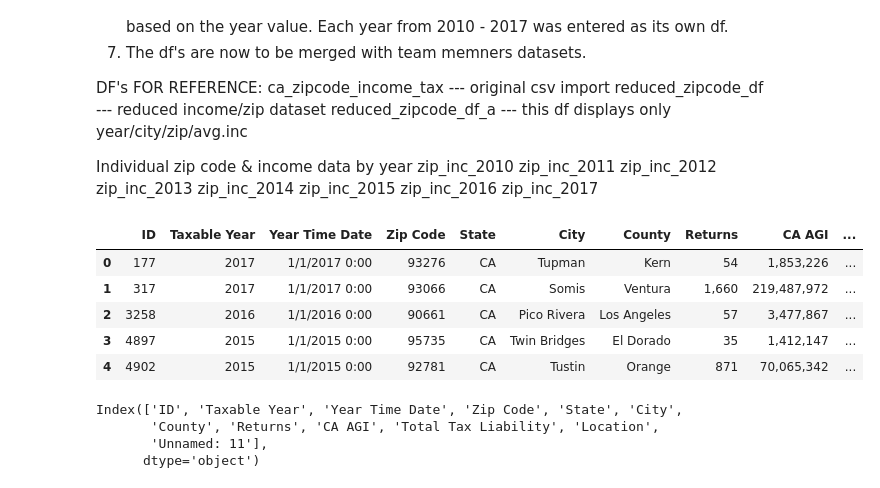
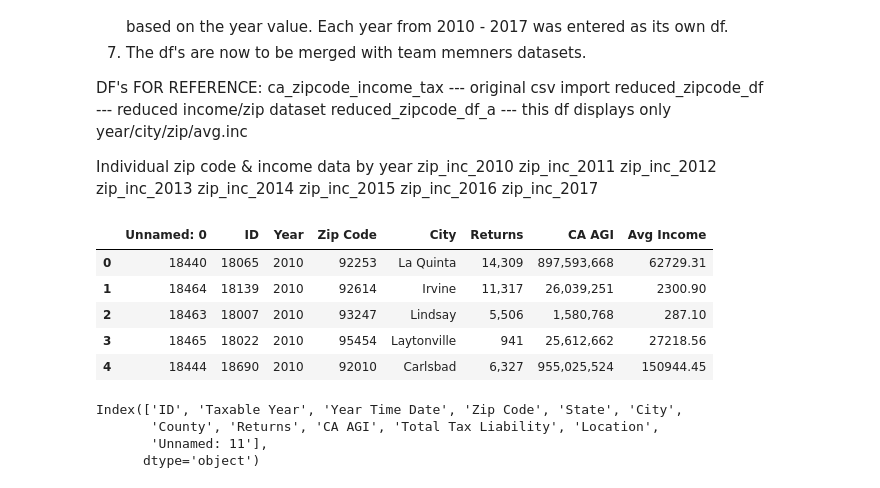
Before and after one commit to cdimmock/Py-Eating-Pandas, a Jupyter notebook: CA_Income_Tax_Stats_by_Zip_Code.ipynb, the cells around one changed output. Drawn from its saved outputs; the diff is of its cells as text; code cells hidden in the pictures.

```diff
--- a/CA_Income_Tax_Stats_by_Zip_Code.ipynb
+++ b/CA_Income_Tax_Stats_by_Zip_Code.ipynb
@@ -36,17 +36,17 @@ import numpy as np
 # %%
 # reference csv file to import tax data
 file = 'CA_Income_Tax_Stats_By_Zip_Code.csv'
 
 # read csv
-ca_zipcode_income_tax = pd.read_csv('CA_Income_Tax_Stats_By_Zip_Code.csv')
+ca_zipcode_income_tax = pd.read_csv('SoCal Zip Code Income 2010.csv')
 ca_zipcode_income_tax.head()
 # %% [output]
-|  | ID | Taxable Year | Year Time Date | Zip Code | State | City | County | Returns | CA AGI | ... |
-| 0 | 177 | 2017 | 1/1/2017 0:00 | 93276 | CA | Tupman | Kern | 54 | 1,853,226 | ... |
-| 1 | 317 | 2017 | 1/1/2017 0:00 | 93066 | CA | Somis | Ventura | 1,660 | 219,487,972 | ... |
-| 2 | 3258 | 2016 | 1/1/2016 0:00 | 90661 | CA | Pico Rivera | Los Angeles | 57 | 3,477,867 | ... |
-| 3 | 4897 | 2015 | 1/1/2015 0:00 | 95735 | CA | Twin Bridges | El Dorado | 35 | 1,412,147 | ... |
-| 4 | 4902 | 2015 | 1/1/2015 0:00 | 92781 | CA | Tustin | Orange | 871 | 70,065,342 | ... |
+|  | Unnamed: 0 | ID | Year | Zip Code | City | Returns | CA AGI | Avg Income |
+| 0 | 18440 | 18065 | 2010 | 92253 | La Quinta | 14,309 | 897,593,668 | 62729.31 |
+| 1 | 18464 | 18139 | 2010 | 92614 | Irvine | 11,317 | 26,039,251 | 2300.90 |
+| 2 | 18463 | 18007 | 2010 | 93247 | Lindsay | 5,506 | 1,580,768 | 287.10 |
+| 3 | 18465 | 18022 | 2010 | 95454 | Laytonville | 941 | 25,612,662 | 27218.56 |
+| 4 | 18444 | 18690 | 2010 | 92010 | Carlsbad | 6,327 | 955,025,524 | 150944.45 |
 # %%
 # Get a list of all of our columns for easy reference
 ca_zipcode_income_tax.columns
```
Also changed, not shown: parts of 10 cells of this notebook, 12 other files.
